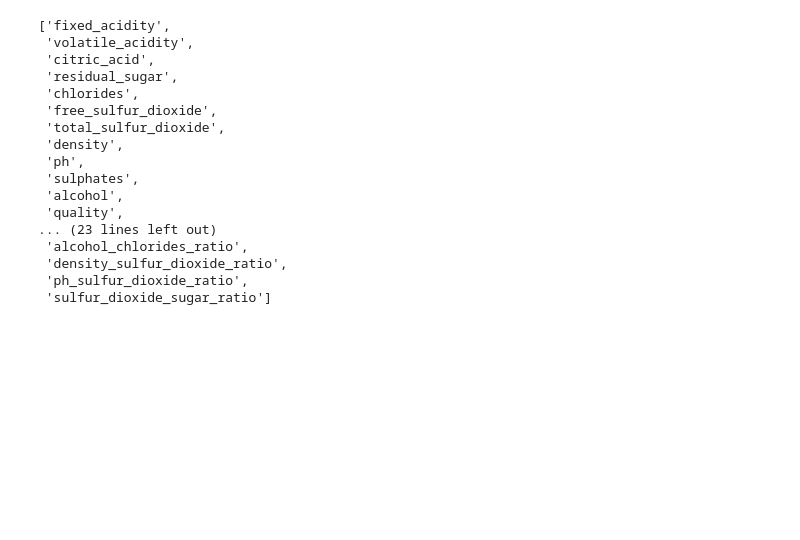
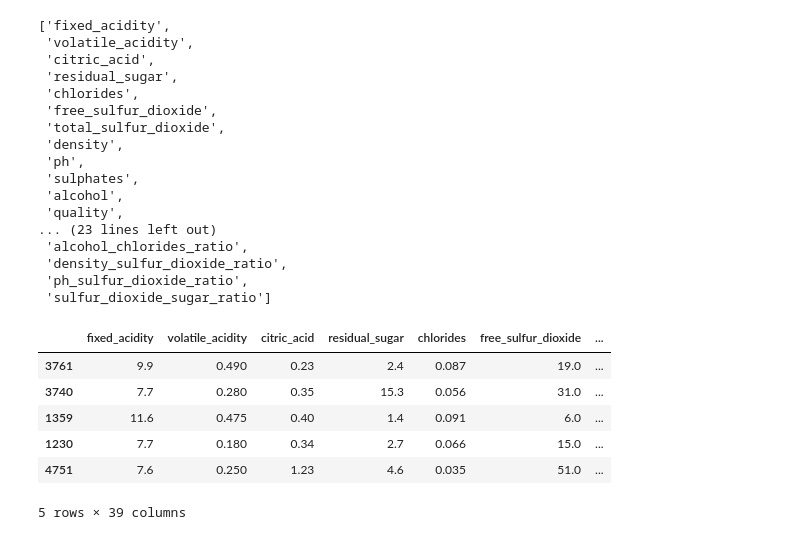
Before and after one commit to Marc-Aradillas/Wine_Project, a Jupyter notebook: explore_marc.ipynb, the cells around one changed output. Drawn from its saved outputs; the diff is of its cells as text; code cells hidden in the pictures; blank space fills up the shorter version.

```diff
--- a/explore_marc.ipynb
+++ b/explore_marc.ipynb
@@ -503,0 +512,10 @@ kmeans.predict(X)
+# %%
+train.head()
+# %% [output]
+|  | fixed_acidity | volatile_acidity | citric_acid | residual_sugar | chlorides | free_sulfur_dioxide | ... |
+| 3761 | 9.9 | 0.490 | 0.23 | 2.4 | 0.087 | 19.0 | ... |
+| 3740 | 7.7 | 0.280 | 0.35 | 15.3 | 0.056 | 31.0 | ... |
+| 1359 | 11.6 | 0.475 | 0.40 | 1.4 | 0.091 | 6.0 | ... |
+| 1230 | 7.7 | 0.180 | 0.34 | 2.7 | 0.066 | 15.0 | ... |
+| 4751 | 7.6 | 0.250 | 1.23 | 4.6 | 0.035 | 51.0 | ... |
+5 rows × 39 columns
```
Also changed, not shown: parts of 12 cells of this notebook, 4 other files.
